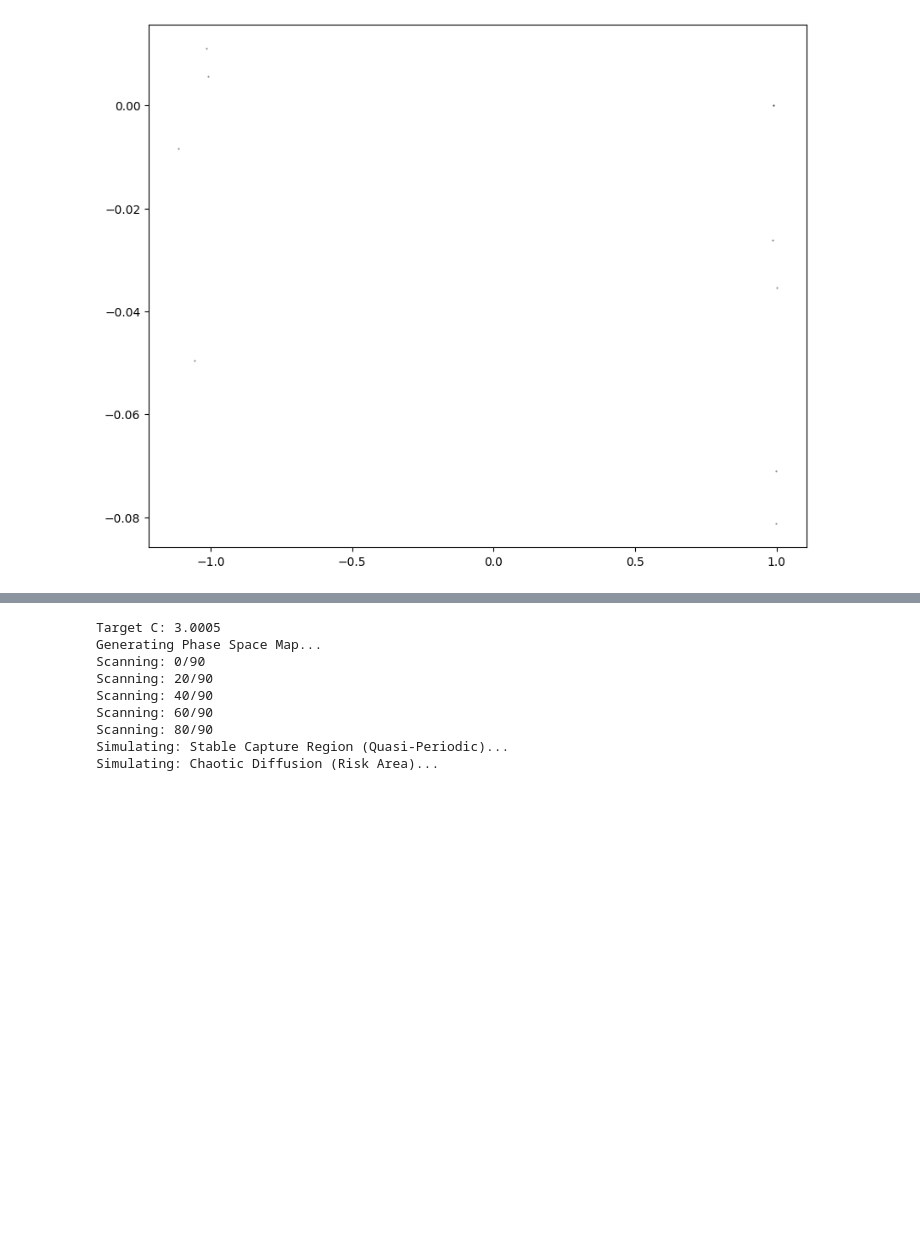
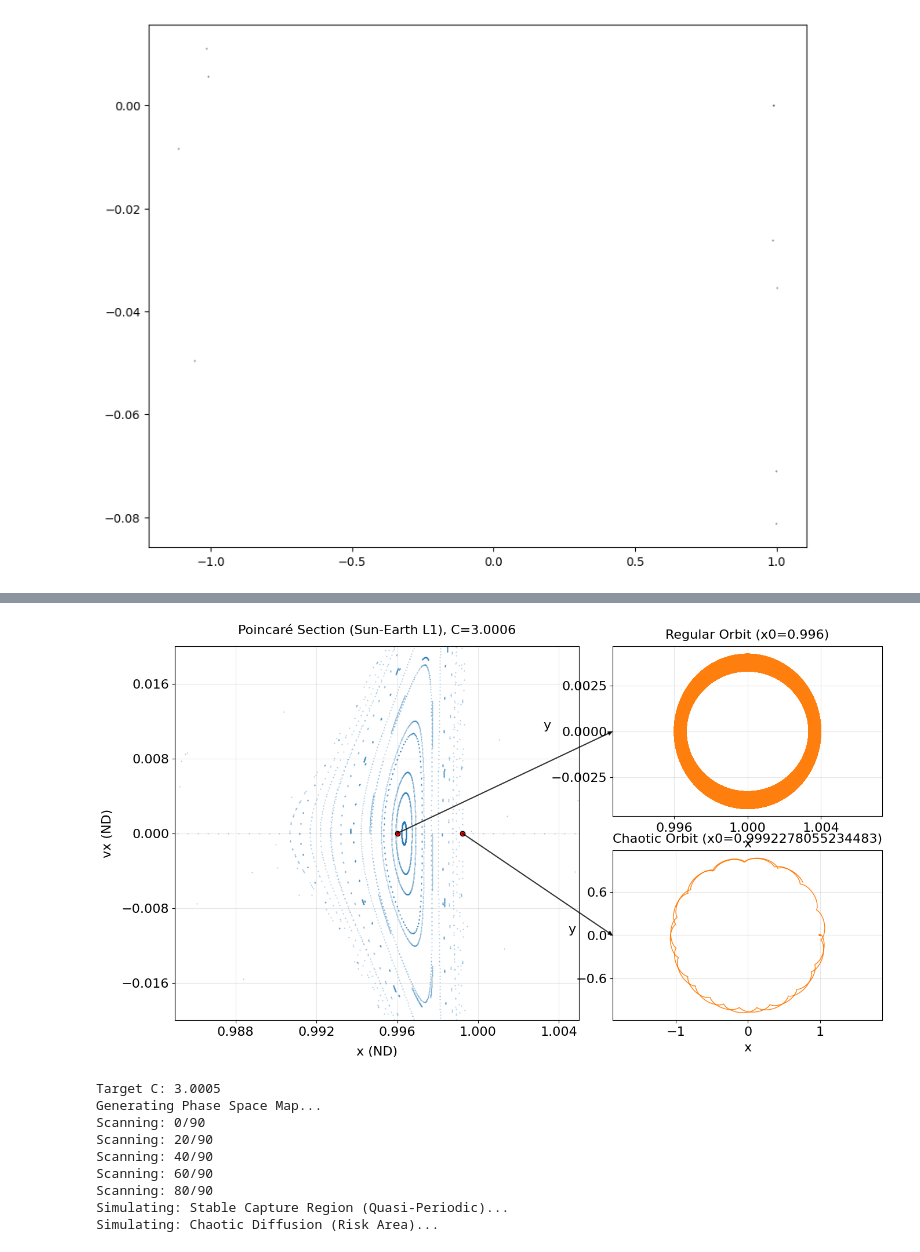
Before and after one commit to toumokoroshi/research-tbp, a Jupyter notebook: scripts/test.ipynb, the cells around one changed output, grey strips where cells are left out. Drawn from its saved outputs; the diff is of its cells as text; code cells hidden in the pictures; blank space fills up the shorter version.

```diff
--- a/scripts/test.ipynb
+++ b/scripts/test.ipynb
@@ -951,0 +1038,91 @@ Simulating detailed orbit for Chaotic...
+# %%
+import matplotlib.pyplot as plt
+from matplotlib.gridspec import GridSpec
+from matplotlib.patches import ConnectionPatch
+from matplotlib.ticker import MaxNLocator # <--- ★目盛りを間引くための機能を追加
+
+# --- 注目したい軌道の再設定 ---
+x_target_periodic = 0.996
+x_target_chaotic = 0.9992278055234482
+
+# --- フォント設定 ---
+plt.rcParams.update({
+    'font.size': 18,
+    'axes.titlesize': 16,
+    'axes.labelsize': 16,
+    'xtick.labelsize': 16,
+    'ytick.labelsize': 16,
+    'figure.titlesize': 20
+})
+
+# --- キャンバス準備 ---
+fig = plt.figure(figsize=(14, 8))
+gs = GridSpec(2, 2, width_ratios=[1.5, 1])
+
+ax_map = fig.add_subplot(gs[:, 0])      # 左: ポアンカレマップ
+ax_orbit1 = fig.add_subplot(gs[0, 1])   # 右上: ターゲット軌道1
+ax_orbit2 = fig.add_subplot(gs[1, 1])   # 右下: ターゲット軌道2
+
+# 1. ポアンカレマップの描画
+print("Plotting Map...")
+for ys in poincare_results:
+    ax_map.plot(ys[:, 0], ys[:, 2], '.', markersize=1, color='tab:blue', alpha=0.4)
+
+# 2. 特定軌道の個別計算と描画
+targets = [
+    (x_target_periodic, "Regular", ax_orbit1, f"Regular Orbit (x0={x_target_periodic})"),
+    (x_target_chaotic,  "Chaotic", ax_orbit2, f"Chaotic Orbit (x0={x_target_chaotic})")
+]
+
+for x_tgt, label, ax_orb, title in targets:
+    sol, vy0 = run_simulation(x_tgt, t_max=200)
+
+    if sol is not None:
+        # A. マップ上に強調点
+        ax_map.plot(x_tgt, 0, 'o', color='red', markersize=6, zorder=10, markeredgecolor='black')
+
+        # B. 実軌道プロット
+        ax_orb.plot(sol.y[0], sol.y[1], linewidth=1.0, color='tab:orange')
+
+        # --- ★文字位置調整エリア (右側のグラフ) ---
+        ax_orb.set_title(title, pad=10)        # pad: タイトルとグラフの距離
+        ax_orb.set_xlabel('x', labelpad=5)     # labelpad: 軸ラベルと目盛りの距離
+        ax_orb.set_ylabel('y', labelpad=5, rotation=0) # rotation: 文字の回転
+
+        ax_orb.axis('equal')
+        ax_orb.grid(True, alpha=0.3)
+
+        # --- ★目盛りの間引き (右側のグラフ) ---
+        # nbins=4 は「目盛りを最大4つまでにする」という意味です
+        ax_orb.xaxis.set_major_locator(MaxNLocator(nbins=4))
+        ax_orb.yaxis.set_major_locator(MaxNLocator(nbins=4))
+
+        # C. 矢印による接続
+        con = ConnectionPatch(xyA=(x_tgt, 0), coordsA=ax_map.transData,
+                              xyB=(0, 0.5), coordsB=ax_orb.transAxes,
+                              arrowstyle="-|>", color="black", alpha=0.8, lw=1.5)
+        fig.add_artist(con)
+
+# --- ポアンカレマップの装飾 ---
+# --- ★文字位置調整エリア (左側のグラフ) ---
+ax_map.set_title(f'Poincaré Section (Sun-Earth L1), C={C_target}', y=1.02) # y: タイトルの縦位置(1.0が枠の上端)
+ax_map.set_xlabel('x (ND)', labelpad=10) # labelpad: 数値を大きくすると下に下がる
+ax_map.set_ylabel('vx (ND)', labelpad=10)
+
+ax_map.set_xlim(0.985, 1.005)
+ax_map.set_ylim(-0.02, 0.02)
+ax_map.grid(True, alpha=0.3)
+
+# --- ★目盛りの間引き (左側のグラフ) ---
+ax_map.xaxis.set_major_locator(MaxNLocator(nbins=5)) # x軸の目盛りを5つ程度に制限
+ax_map.yaxis.set_major_locator(MaxNLocator(nbins=6)) # y軸の目盛りを6つ程度に制限
+
+# --- ★グラフ同士の距離を近づける設定 ---
+# tight_layoutをした後に、subplots_adjustで微調整します
+plt.tight_layout()
+plt.subplots_adjust(wspace=0.1, hspace=0.2)
+# wspace: 横の隙間 (デフォルトは0.2くらい)
+# hspace: 縦の隙間 (デフォルトは0.2くらい)
+
+plt.show()
+# %% [output]
@@ -952,3 +1130,4 @@ Simulating detailed orbit for Chaotic...
+[figure, added]
 # %%
 import numpy as np
 import matplotlib.pyplot as plt
```
Also changed, not shown: parts of 4 cells of this notebook, 17 other files.
